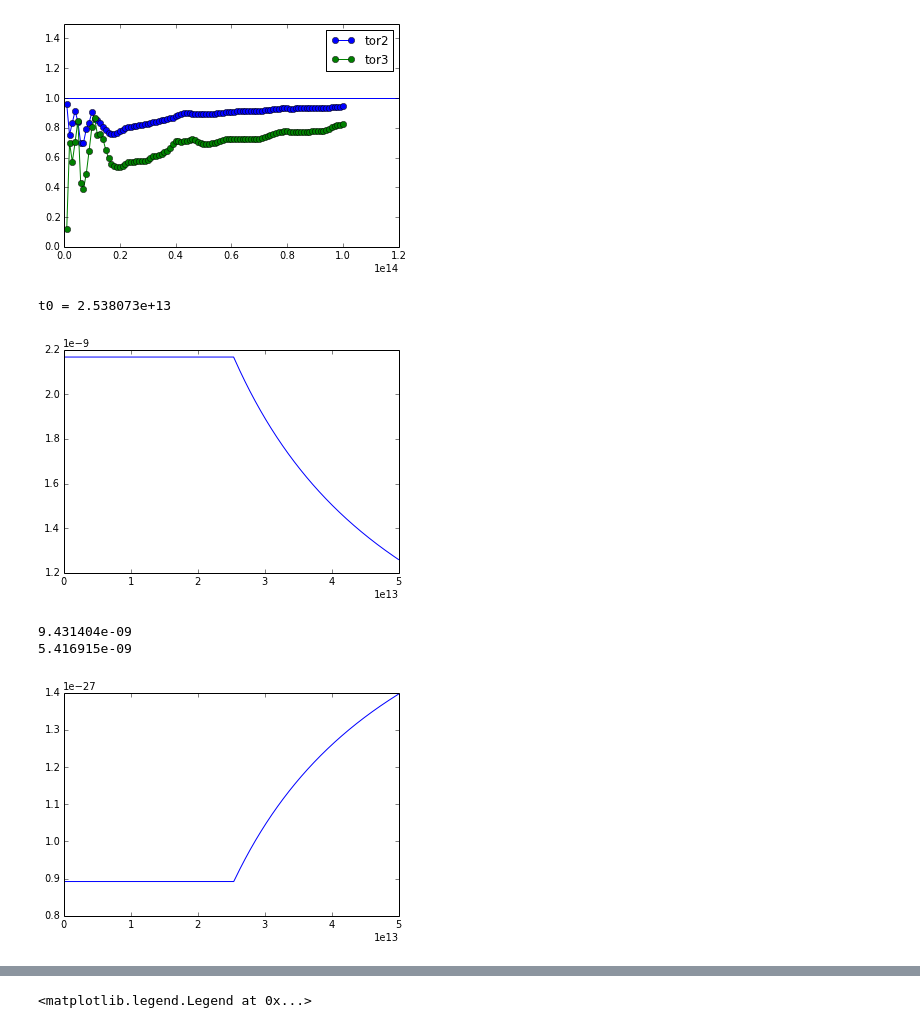
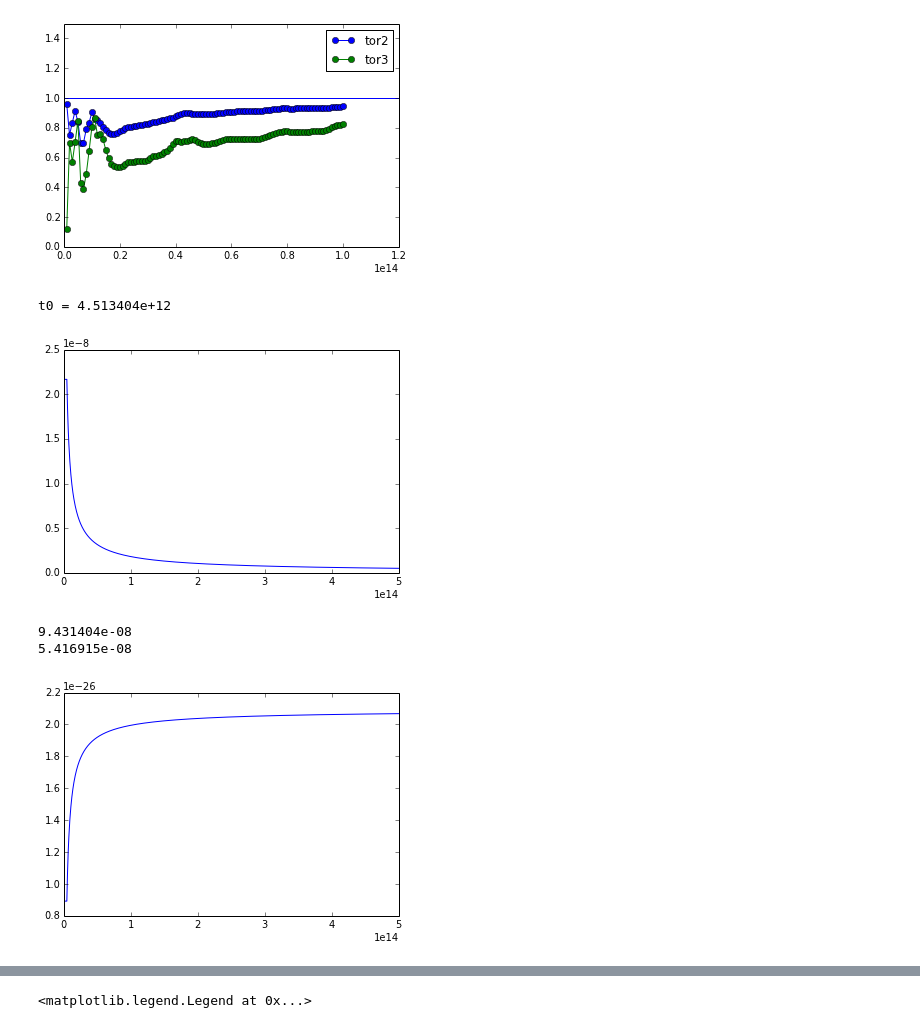
Before and after one commit to yihaochen/FLASHtools, a Jupyter notebook: nozzle_pressure.ipynb, the cells around one changed output, grey strips where cells are left out. Drawn from its saved outputs; the diff is of its cells as text; code cells hidden in the pictures.

```diff
--- a/nozzle_pressure.ipynb
+++ b/nozzle_pressure.ipynb
@@ -227,37 +230,37 @@ plt.legend()
 # %%
 # pressure
 
 PI = np.pi
 g = 1.6666
 v = 3.0E9
 r = 7.5E20
-L = 1.0E44
+L = 1.0E45
 sim_rhoAmbient = 1.67E-25
 
 A = 2.0*PI*r*r
 
 t0 = (A*v)**1.25*(sim_rhoAmbient*g/(g-1)/L)**0.75*0.227082*2.0
 print 't0 = %e' % t0
-time = np.linspace(0, r/v*200, 1000)
+time = np.linspace(0, r/v*2000, 1000)
 
 tcut = np.array([t if t > t0 else t0 for t in time])
 pressure = tcut**(-0.8)*0.305454*sim_rhoAmbient**0.6*((g-1)/g*L)**0.4
 
 
 
 
 #plt.plot(time, P1s, '.:', label='P1')
 #plt.plot(time, P2s, '.:', label='P2')
 #plt.plot(time, P3s, '.:', label='P3')
 plt.plot(time, pressure, '-')#, label='theory')
 #plt.plot(ts, P0s, '*-')
 #plt.axvline(x=t0, ls=':')
 plt.legend(loc=0)
 #plt.semilogy()
 #plt.ylim(0.0, P0*20.0)
 # %% [output]
-t0 = 2.538073e+13
+t0 = 4.513404e+12
-[figure, old version]
+[figure, new version]
 # %%
 # density
 density = 2.0/v/v*(L/(A*v) - g/(g-1.0)*pressure)
@@ -268,9 +271,9 @@ plt.plot(time, density, '-', label='Jet density')
 print '%e' % (L/(r*r*PI*2*v))
 print '%e' % (g/(g-1.0)*pressure[0])
 # %% [output]
-9.431404e-09
-5.416915e-09
+9.431404e-08
+5.416915e-08
-[figure, old version]
+[figure, new version]
 # %%
 # Mach number
 Ms = v/np.sqrt(g*pressure/density)
```
Also changed, not shown: parts of 7 cells of this notebook, 7 other files.
